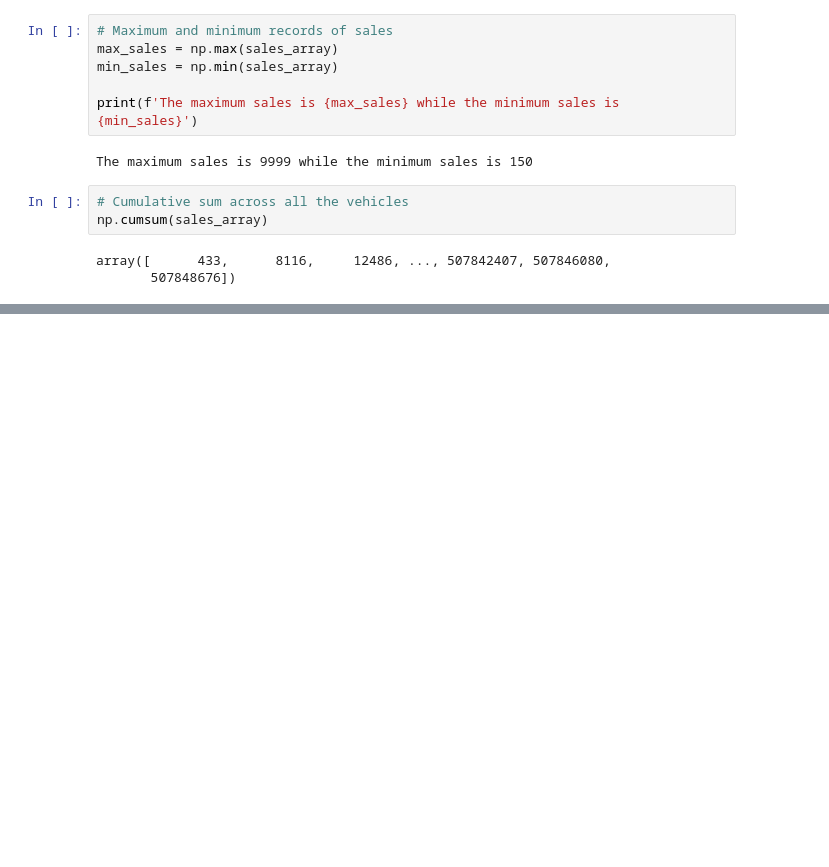
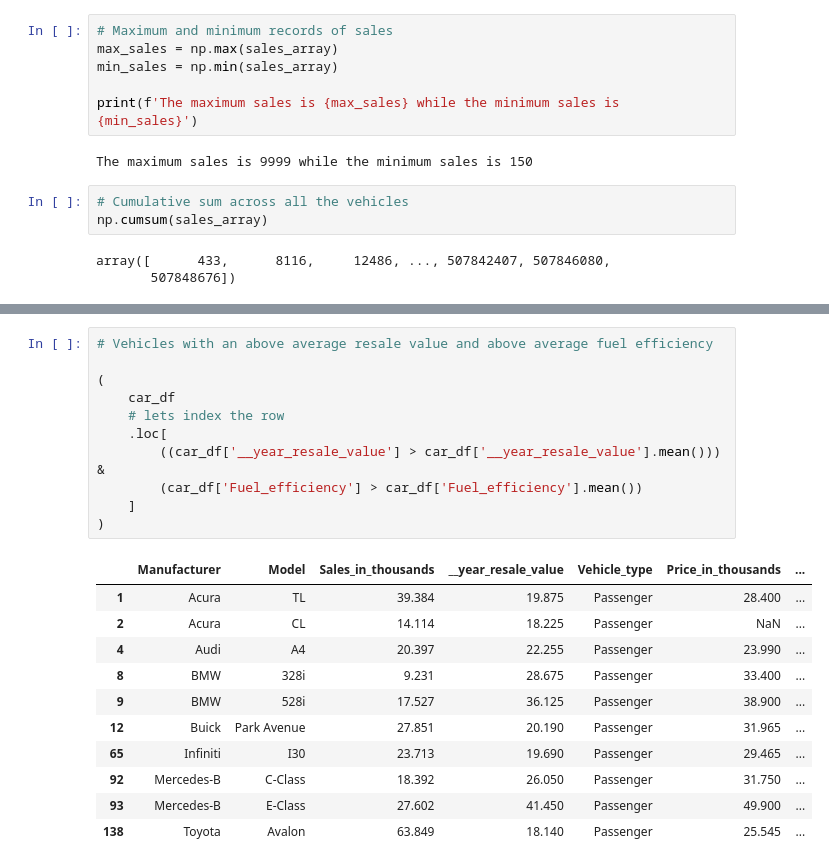
Before and after one commit to penscola/global-manufacturer-analysis, a Jupyter notebook: vehicle_sales.ipynb, the cells around one changed output, grey strips where cells are left out. Saved outputs shown, nothing was run; the diff lists cells and outputs as text; blank space fills up the shorter version.

```diff
--- a/vehicle_sales.ipynb
+++ b/vehicle_sales.ipynb
@@ -74,0 +190,23 @@ array([      433,      8116,     12486, ..., 507842407, 507846080,
+# %%
+# Vehicles with an above average resale value and above average fuel efficiency
+
+(
+    car_df
+    # lets index the row
+    .loc[
+        ((car_df['__year_resale_value'] > car_df['__year_resale_value'].mean())) &
+        (car_df['Fuel_efficiency'] > car_df['Fuel_efficiency'].mean())
+    ]
+)
+# %% [output]
+|  | Manufacturer | Model | Sales_in_thousands | __year_resale_value | Vehicle_type | Price_in_thousands | ... |
+| 1 | Acura | TL | 39.384 | 19.875 | Passenger | 28.400 | ... |
+| 2 | Acura | CL | 14.114 | 18.225 | Passenger | NaN | ... |
+| 4 | Audi | A4 | 20.397 | 22.255 | Passenger | 23.990 | ... |
+| 8 | BMW | 328i | 9.231 | 28.675 | Passenger | 33.400 | ... |
+| 9 | BMW | 528i | 17.527 | 36.125 | Passenger | 38.900 | ... |
+| 12 | Buick | Park Avenue | 27.851 | 20.190 | Passenger | 31.965 | ... |
+| 65 | Infiniti | I30 | 23.713 | 19.690 | Passenger | 29.465 | ... |
+| 92 | Mercedes-B | C-Class | 18.392 | 26.050 | Passenger | 31.750 | ... |
+| 93 | Mercedes-B | E-Class | 27.602 | 41.450 | Passenger | 49.900 | ... |
+| 138 | Toyota | Avalon | 63.849 | 18.140 | Passenger | 25.545 | ... |
```
Also changed, not shown: parts of 10 cells of this notebook.
